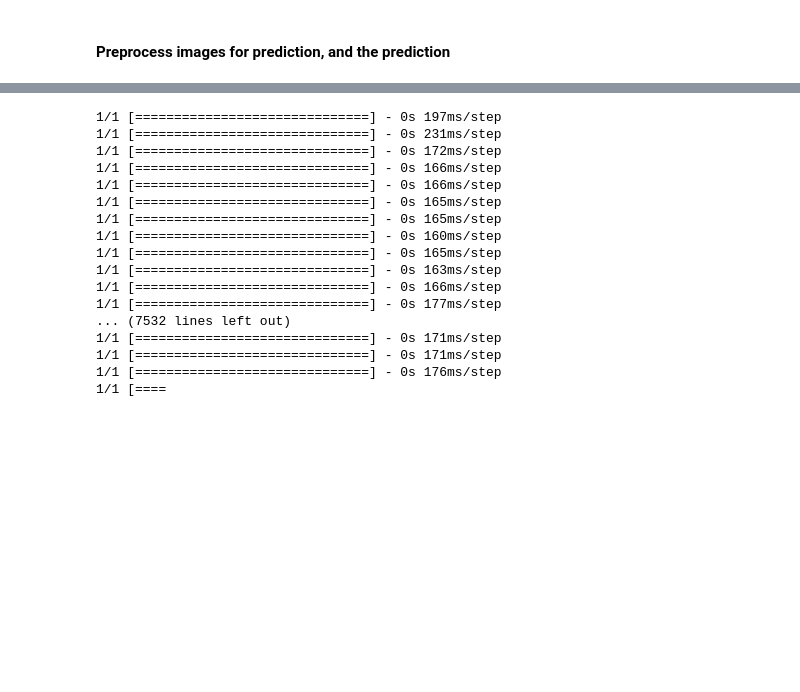
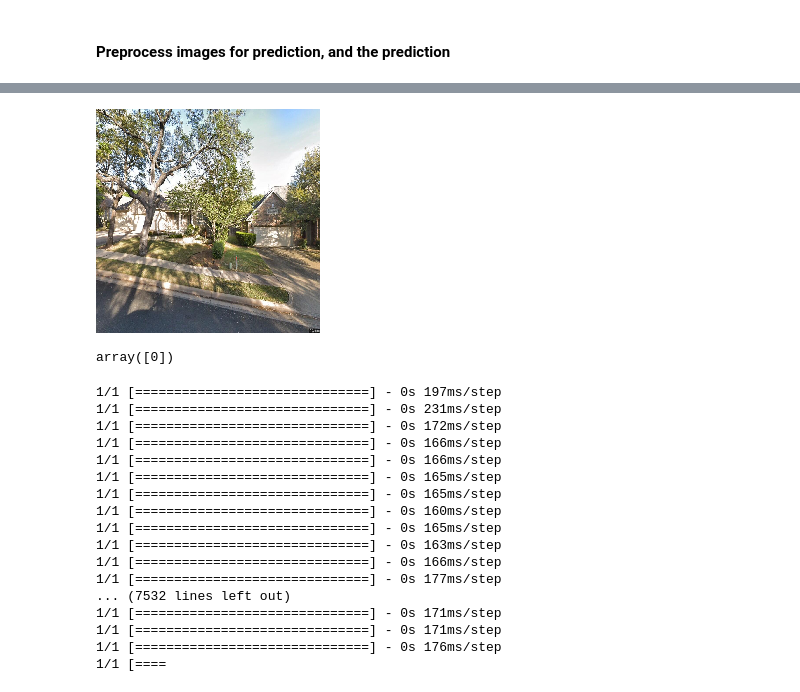
Before and after one commit to catherinechia/deeplearning-multimodal-neural-network, a Jupyter notebook: demo/preprocessing_images_classification.ipynb, the cells around one changed output, grey strips where cells are left out. Cells and saved outputs as stored; diff of their text form; code cells hidden in the pictures; blank space fills up the shorter version.

```diff
--- a/demo/preprocessing_images_classification.ipynb
+++ b/demo/preprocessing_images_classification.ipynb
@@ -72,13 +73,13 @@ Successfully loaded base model and model...
 tl_model = pickle.load(open(classifier_model, 'rb'))
 # %%
 l_images = os.listdir(pred_path)
-img = image.load_img(pred_path + l_images[1], target_size=image_size) #224x224
+img = image.load_img(pred_path + l_images[7], target_size=image_size) #224x224
 a_img = image.img_to_array(img) #50176
 a_img = np.expand_dims(a_img, axis=0)
 a_img = preprocess_input(a_img)
 print(a_img.shape)
 feature = fe_model.predict(a_img)
 print(feature.shape)
-a_img = a_img.flatten()
+pred = tl_model.predict(feature)
 # %% [output]
 (1, 224, 224, 3)
@@ -86,4 +87,12 @@ a_img = a_img.flatten()
 (1, 4096)
+# %%
+img
+# %% [output]
+[figure, added]
+# %%
+pred
+# %% [output]
+array([0])
 # %%
 #variable to hold processed images
 l_preds = []
```
Also changed, not shown: parts of 3 cells of this notebook.
